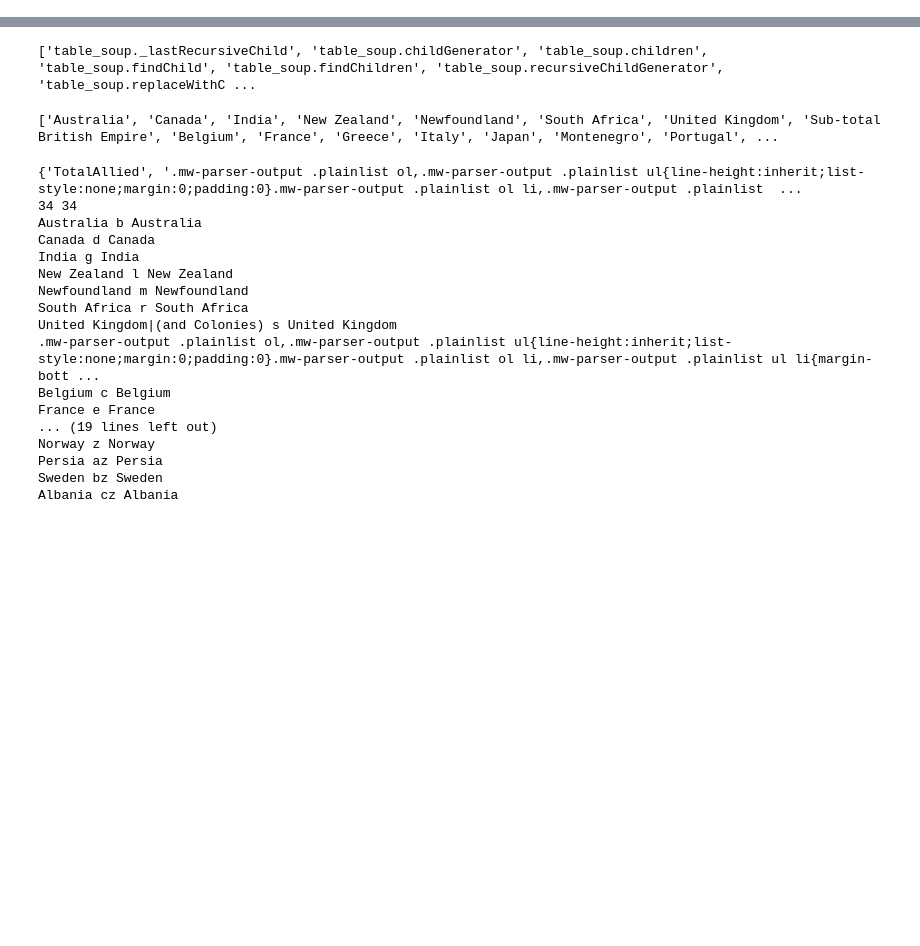
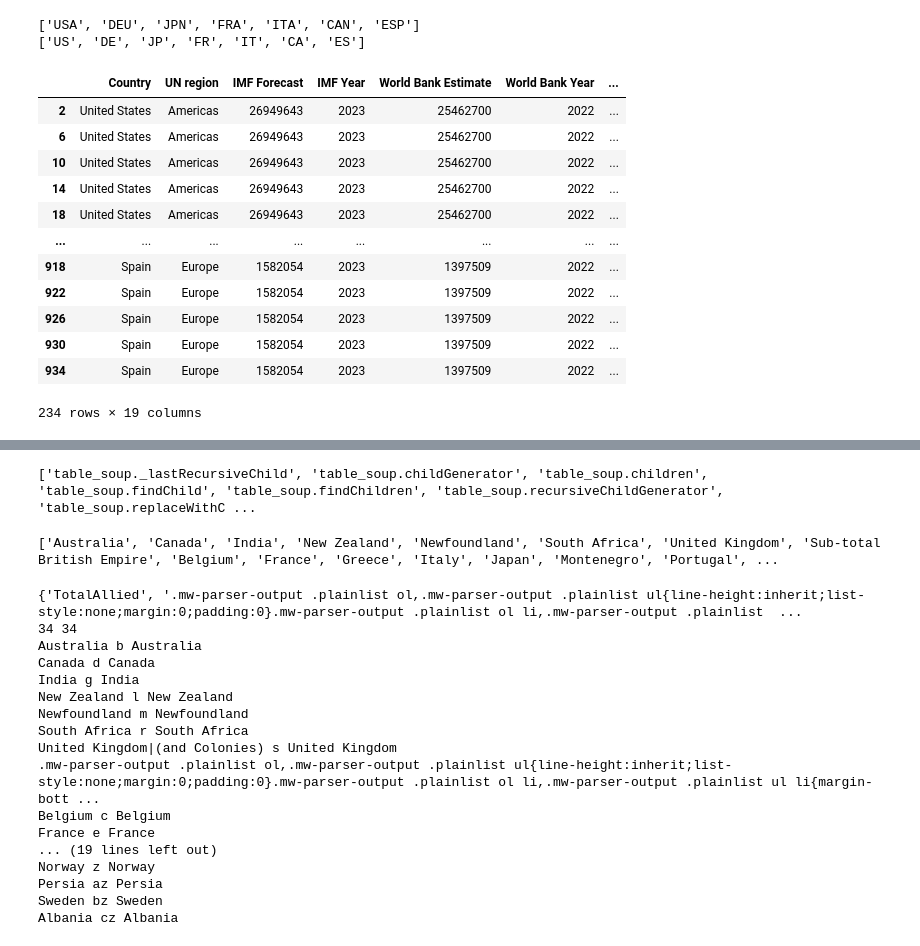
Before and after one commit to dbabbitt/StatsByCountry, a Jupyter notebook: ipynb/Attic.ipynb, the cells around one changed output, grey strips where cells are left out. Cells and saved outputs as stored; diff of their text form; code cells hidden in the pictures; blank space fills up the shorter version.

Commit message:
GDP by Working Age Adults

```diff
--- a/ipynb/Attic.ipynb
+++ b/ipynb/Attic.ipynb
@@ -0,0 +1,37 @@
+# %%
+
+if nu.pickle_exists('gdp_by_working_age_adults_df'):
+    gdp_by_working_age_adults_df = nu.load_object('gdp_by_working_age_adults_df')
+else:
+    gdp_by_working_age_adults_df = gdp_by_country_df.merge(waa_df, on=sorted(set(gdp_by_country_df.columns).intersection(set(waa_df.columns))))
+    for cn in ['Population', 'IMF Forecast']: gdp_by_working_age_adults_df[cn] = pd.to_numeric(gdp_by_working_age_adults_df[cn], errors='coerce', downcast='integer')
+    gdp_by_working_age_adults_df['gdp_by_working_age_adults'] = gdp_by_working_age_adults_df['IMF Forecast'] / gdp_by_working_age_adults_df.Population
+    nu.store_objects(gdp_by_working_age_adults_df=gdp_by_working_age_adults_df)
+# %%
+
+import re
+
+tla_regex = re.compile('^(CAN|FRA|DEU|ITA|JPN|ESP)$')
+mask_series = gdp_by_working_age_adults_df.Country.isin([ssu.alpha3_to_country_dict[key] for key in ssu.alpha3_to_country_dict.keys() if tla_regex.fullmatch(key)]) | gdp_by_working_age_adults_df.GENC.isin(['UK', 'US'])
+mask_series &= (gdp_by_working_age_adults_df.GROUP == population_group_type)
+alpha3s_list = [ssu.country_to_alpha3_dict.get(country, country) for country in gdp_by_working_age_adults_df[mask_series].Country.unique()]
+print(alpha3s_list)
+alpha2s_list = gdp_by_working_age_adults_df[mask_series].GENC.unique().tolist()
+print(alpha2s_list)
+display(gdp_by_working_age_adults_df[mask_series])
+# %% [output]
+['USA', 'DEU', 'JPN', 'FRA', 'ITA', 'CAN', 'ESP']
+['US', 'DE', 'JP', 'FR', 'IT', 'CA', 'ES']
+|  | Country | UN region | IMF Forecast | IMF Year | World Bank Estimate | World Bank Year | ... |
+| 2 | United States | Americas | 26949643 | 2023 | 25462700 | 2022 | ... |
+| 6 | United States | Americas | 26949643 | 2023 | 25462700 | 2022 | ... |
+| 10 | United States | Americas | 26949643 | 2023 | 25462700 | 2022 | ... |
+| 14 | United States | Americas | 26949643 | 2023 | 25462700 | 2022 | ... |
+| 18 | United States | Americas | 26949643 | 2023 | 25462700 | 2022 | ... |
+| ... | ... | ... | ... | ... | ... | ... | ... |
+| 918 | Spain | Europe | 1582054 | 2023 | 1397509 | 2022 | ... |
+| 922 | Spain | Europe | 1582054 | 2023 | 1397509 | 2022 | ... |
+| 926 | Spain | Europe | 1582054 | 2023 | 1397509 | 2022 | ... |
+| 930 | Spain | Europe | 1582054 | 2023 | 1397509 | 2022 | ... |
+| 934 | Spain | Europe | 1582054 | 2023 | 1397509 | 2022 | ... |
+234 rows × 19 columns
```
Also changed, not shown: parts of 5 cells of this notebook, 14 other files.
